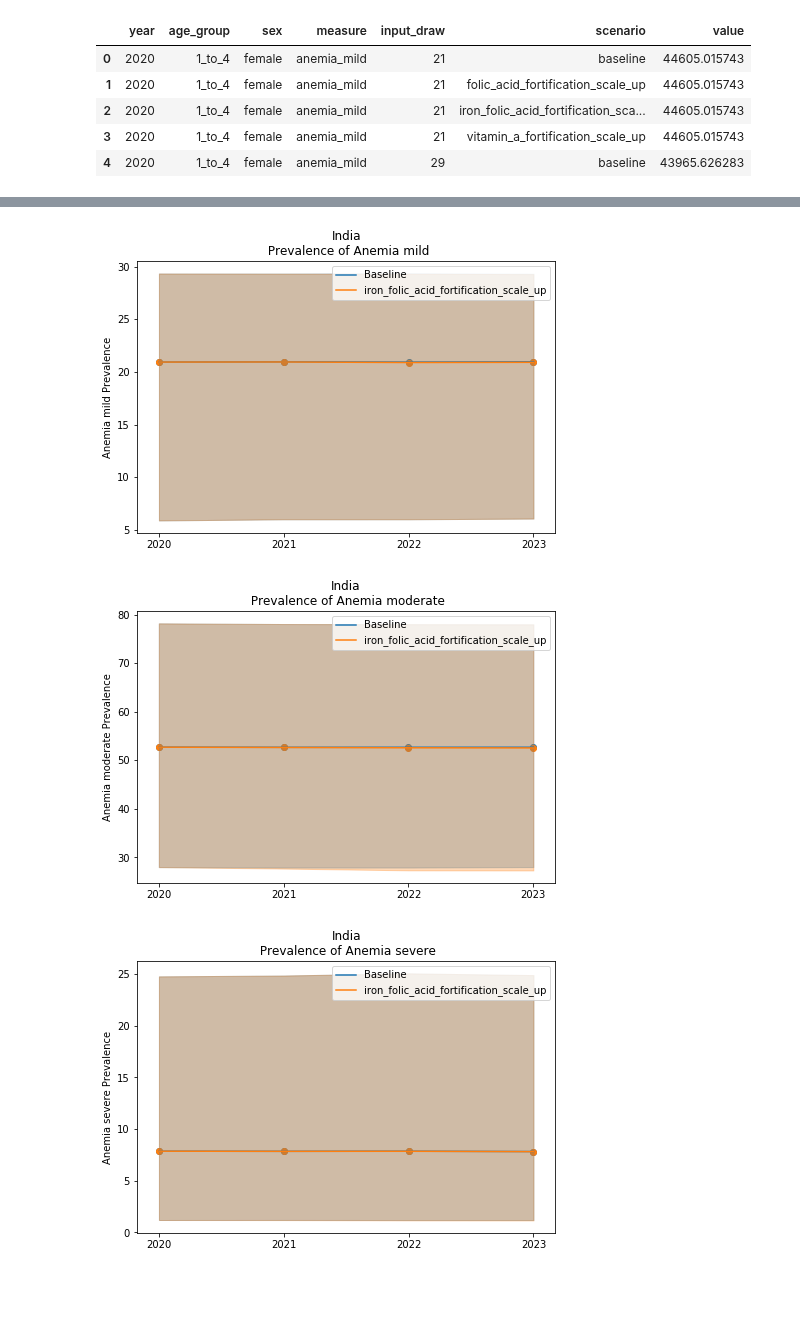
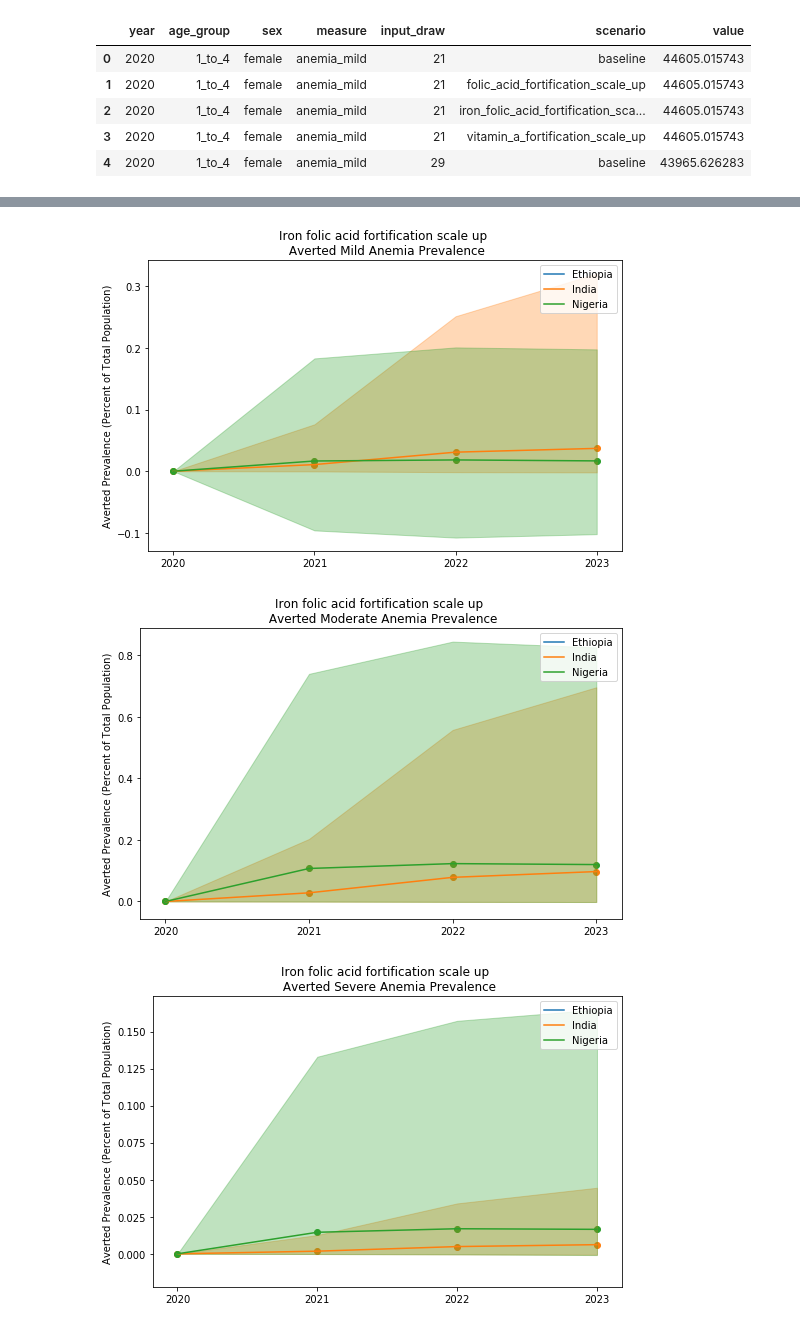
Before and after one commit to ihmeuw/vivarium_data_analysis, a Jupyter notebook: output_processing/lsff/model_7/final_run/prevalence_plots.ipynb, the cells around one changed output, grey strips where cells are left out. Cells and saved outputs as stored; diff of their text form; code cells hidden in the pictures; blank space fills up the shorter version.

Commit message:
update plots, dalys averted prevalence

```diff
--- a/output_processing/lsff/model_7/final_run/prevalence_plots.ipynb
+++ b/output_processing/lsff/model_7/final_run/prevalence_plots.ipynb
@@ -22,3 +22,41 @@ anemia_pt.head()
 | 2 | 2020 | 1_to_4 | female | anemia_mild | 21 | iron_folic_acid_fortification_sca... | 44605.015743 |
 | 3 | 2020 | 1_to_4 | female | anemia_mild | 21 | vitamin_a_fortification_scale_up | 44605.015743 |
 | 4 | 2020 | 1_to_4 | female | anemia_mild | 29 | baseline | 43965.626283 |
+# %%
+# get simulation anemia prevalence
+
+anemia_prev = pd.DataFrame()
+for i in range(len(output_dirs)):
+    anemia_pt = pd.read_hdf(output_dirs[i] + 'anemia_state_person_time.hdf')
+    anemia_pt = anemia_pt.groupby(['input_draw','scenario','year','measure']).sum()
+    pt = pd.read_hdf(output_dirs[i] + 'state_person_time.hdf')
+    pt = pt.loc[pt.cause.str.contains('diarrheal')]
+    pt = pt.groupby(['input_draw','scenario','year']).sum()
+    prev = anemia_pt / pt
+    prev = prev.reset_index()
+    prev['location'] = locations[i]
+    anemia_prev = anemia_prev.append(prev)
+anemia_prev = anemia_prev.rename(columns={'measure':'cause'})
+
+total_anemia_prev = pd.DataFrame()
+for i in range(len(output_dirs)):
+    anemia_pt = pd.read_hdf(output_dirs[i] + 'anemia_state_person_time.hdf')
+    anemia_pt = anemia_pt.loc[anemia_pt.measure != 'anemia_none']
+    anemia_pt = anemia_pt.groupby(['input_draw','scenario','year']).sum()
+    pt = pd.read_hdf(output_dirs[i] + 'state_person_time.hdf')
+    pt = pt.loc[pt.cause.str.contains('diarrheal')]
+    pt = pt.groupby(['input_draw','scenario','year']).sum()
+    prev = anemia_pt / pt
+    prev = prev.reset_index()
+    prev['location'] = locations[i]
+    total_anemia_prev = total_anemia_prev.append(prev)
+total_anemia_prev['cause'] = 'total_anemia'
+
+anemia = anemia_prev.append(total_anemia_prev)
+
+baseline_anemia_prev = anemia.loc[anemia.scenario == 'baseline']
+baseline_anemia_prev = baseline_anemia_prev.drop(columns='scenario').set_index(['input_draw','year','cause','location'])
+anemia_prev_prepped = anemia.set_index(['input_draw','year','cause','location','scenario'])
+averted_anemia_prev = baseline_anemia_prev - anemia_prev_prepped
+averted_anemia_prev_by_year = averted_anemia_prev.reset_index()
+averted_anemia_prev_by_year.head()
@@ -157,11 +286,10 @@ def make_multiple_plots_by_year_and_cause(dataset, locations, causes, scenarios)
 # %%
-dataset = anemia_prev
-locs = locations
-causes = ['anemia_mild','anemia_moderate','anemia_severe']
+dataset = averted_anemia_prev_by_year
+causes = ['anemia_mild','anemia_moderate','anemia_severe','total_anemia']
 scenarios = ['iron_folic_acid_fortification_scale_up']
 
-make_multiple_plots_by_year_and_cause(dataset, locs, causes, scenarios)
+make_multiple_plots_by_year_and_cause(dataset, scenarios, causes)
 # %% [output]
-[figure, old version]
+[figure, new version]
-[figure, old version]
+[figure, new version]
-[figure, old version]
+[figure, new version]
```
Also changed, not shown: parts of 19 cells of this notebook, 1 other file.
